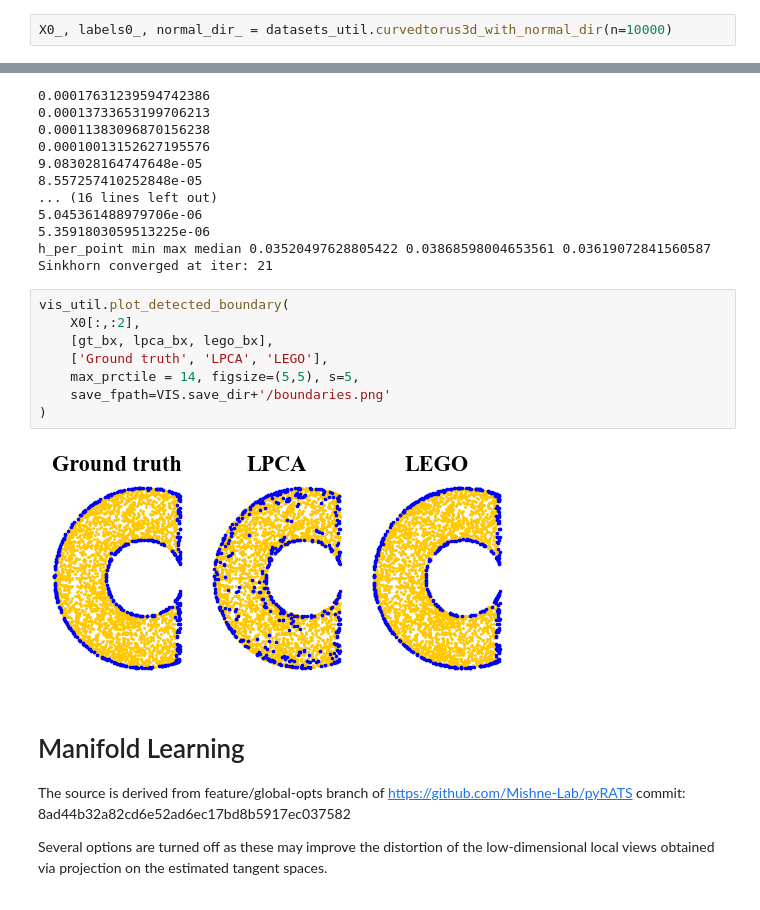
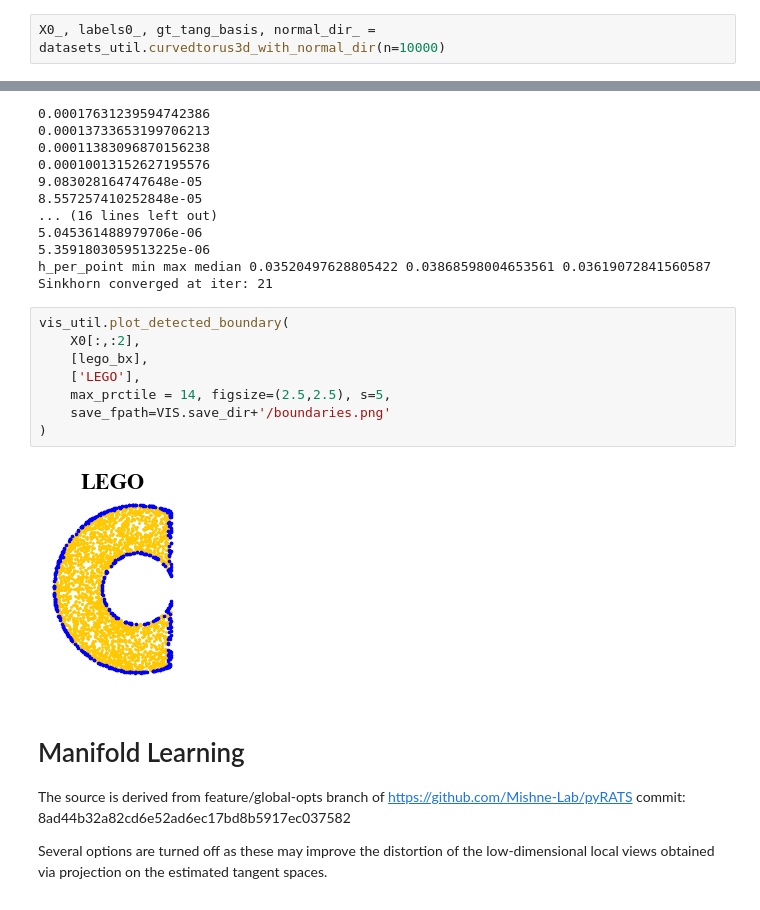
Before and after one commit to chiggum/LEGO, a Jupyter notebook: examples/supplementary/truncated_torus/eigenvectors_of_unnormalized_Laplacian.ipynb, the cells around one changed output, grey strips where cells are left out. Saved outputs shown, nothing was run; the diff lists cells and outputs as text.

Commit message:
fix diam normalization, update notebooks

```diff
--- a/examples/supplementary/truncated_torus/eigenvectors_of_unnormalized_Laplacian.ipynb
+++ b/examples/supplementary/truncated_torus/eigenvectors_of_unnormalized_Laplacian.ipynb
@@ -17,7 +17,7 @@ VIS = vis_util.Visualize('figures/truncated_torus_unnorm_laplacian/')
 # %% [output]
 matplotlib.get_backend() =  inline
 # %%
-X0_, labels0_, normal_dir_ = datasets_util.curvedtorus3d_with_normal_dir(n=10000)
+X0_, labels0_, gt_tang_basis, normal_dir_ = datasets_util.curvedtorus3d_with_normal_dir(n=10000)
 # %%
 # truncate the torus
 x_max = 0.14
@@ -237,13 +200,13 @@ Sinkhorn converged at iter: 21
 # %%
 vis_util.plot_detected_boundary(
     X0[:,:2],
-    [gt_bx, lpca_bx, lego_bx],
-    ['Ground truth', 'LPCA', 'LEGO'],
-    max_prctile = 14, figsize=(5,5), s=5,
+    [lego_bx],
+    ['LEGO'],
+    max_prctile = 14, figsize=(2.5,2.5), s=5,
     save_fpath=VIS.save_dir+'/boundaries.png'
 )
 # %% [output]
-[figure, old version]
+[figure, new version]
 # %% [markdown]
 # Manifold Learning
 
```
Also changed, not shown: parts of 23 cells of this notebook, 9 other files.
